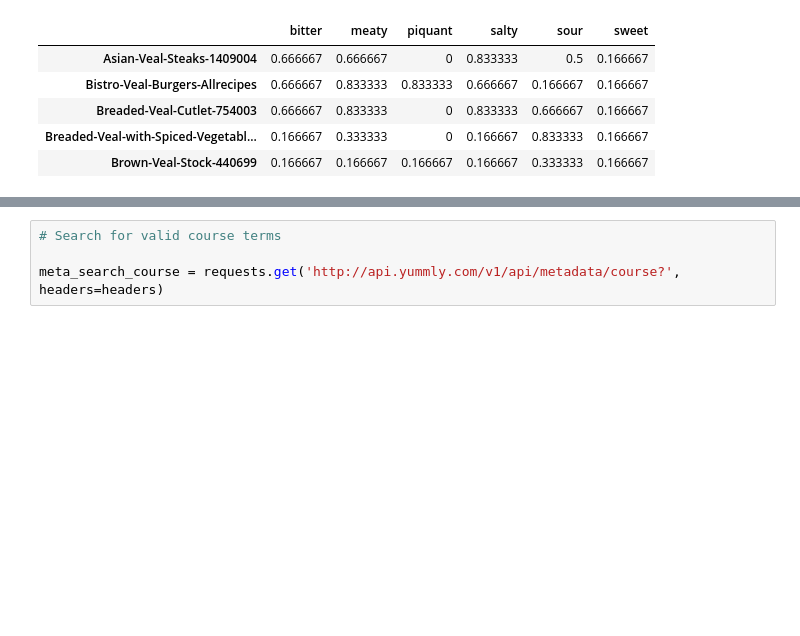
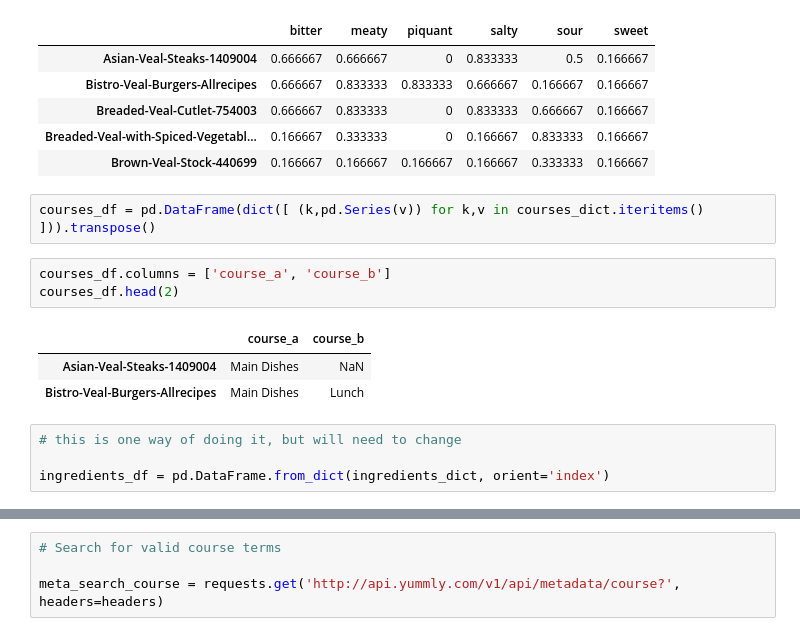
Before and after one commit to michaelshea88/Capstone, a Jupyter notebook: Yummly.ipynb, the cells around one changed output, grey strips where cells are left out. Cells and saved outputs as stored; diff of their text form; blank space fills up the shorter version.

```diff
--- a/Yummly.ipynb
+++ b/Yummly.ipynb
@@ -160,3 +299,16 @@ flavor_df.head()
 | Breaded-Veal-Cutlet-754003 | 0.666667 | 0.833333 | 0 | 0.833333 | 0.666667 | 0.166667 |
 | Breaded-Veal-with-Spiced-Vegetabl... | 0.166667 | 0.333333 | 0 | 0.166667 | 0.833333 | 0.166667 |
 | Brown-Veal-Stock-440699 | 0.166667 | 0.166667 | 0.166667 | 0.166667 | 0.333333 | 0.166667 |
+# %%
+courses_df = pd.DataFrame(dict([ (k,pd.Series(v)) for k,v in courses_dict.iteritems() ])).transpose()
+# %%
+courses_df.columns = ['course_a', 'course_b']
+courses_df.head(2)
+# %% [output]
+|  | course_a | course_b |
+| Asian-Veal-Steaks-1409004 | Main Dishes | NaN |
+| Bistro-Veal-Burgers-Allrecipes | Main Dishes | Lunch |
+# %%
+# this is one way of doing it, but will need to change
+
+ingredients_df = pd.DataFrame.from_dict(ingredients_dict, orient='index')
```
Also changed, not shown: parts of 21 cells of this notebook.
